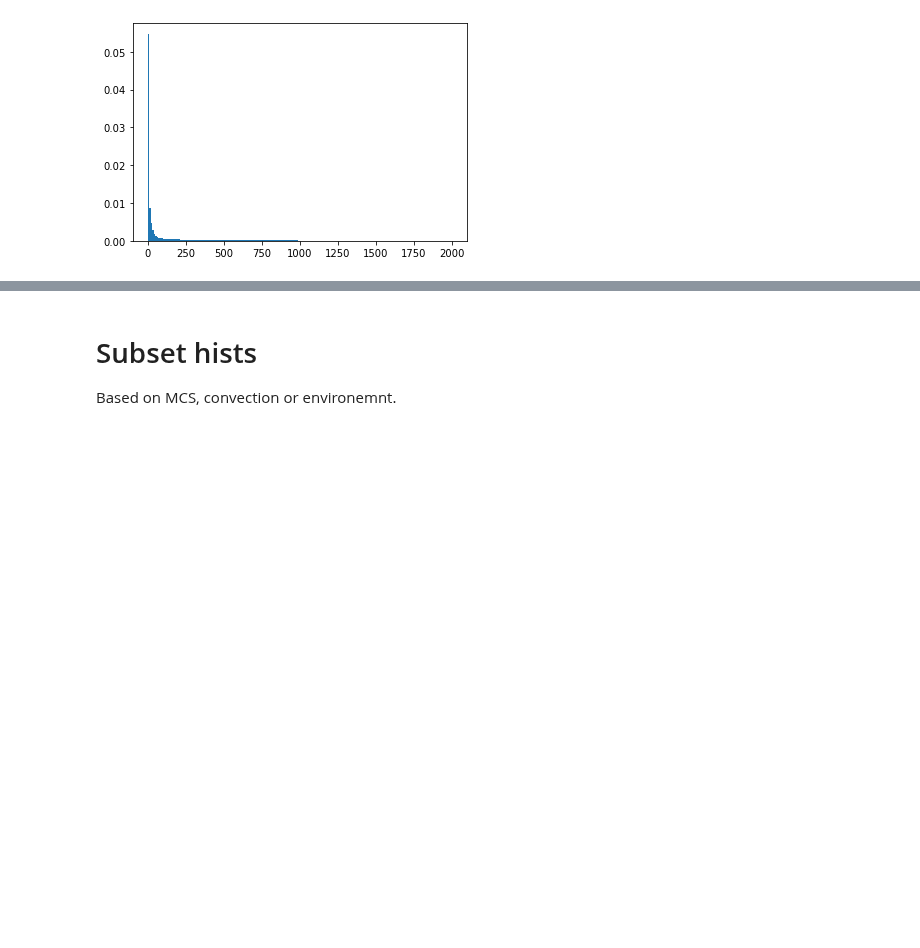
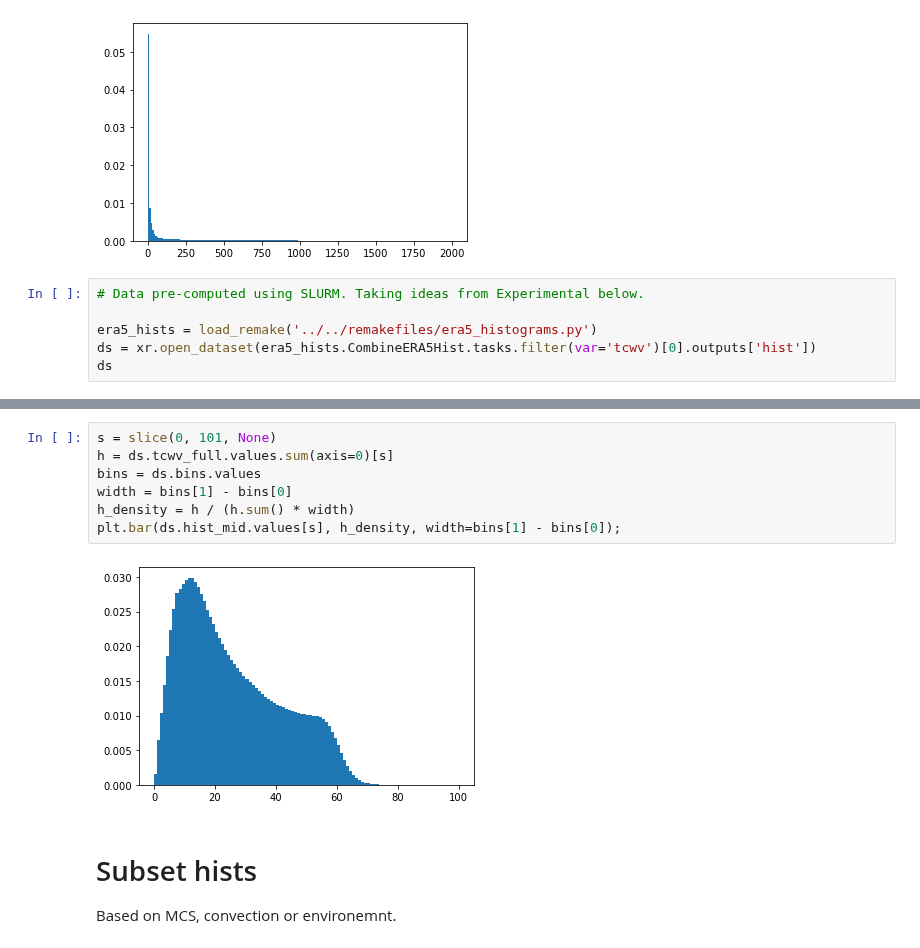
Before and after one commit to markmuetz/mcs_prime, a Jupyter notebook: ctrl/notebooks/dev/era5_hists.ipynb, the cells around one changed output, grey strips where cells are left out. Saved outputs shown, nothing was run; the diff lists cells and outputs as text; blank space fills up the shorter version.

Commit message:
Add in TCWV env analysis.

```diff
--- a/ctrl/notebooks/dev/era5_hists.ipynb
+++ b/ctrl/notebooks/dev/era5_hists.ipynb
@@ -33,3 +33,9 @@ h_density = h / (h.sum() * width)
 plt.bar(ds.hist_mid.values[s], h_density, width=bins[1] - bins[0]);
 # %% [output]
 [figure]
+# %%
+# Data pre-computed using SLURM. Taking ideas from Experimental below.
+
+era5_hists = load_remake('../../remakefiles/era5_histograms.py')
+ds = xr.open_dataset(era5_hists.CombineERA5Hist.tasks.filter(var='tcwv')[0].outputs['hist'])
+ds
@@ -36,3 +53,12 @@ plt.bar(ds.hist_mid.values[s], h_density, width=bins[1] - bins[0]);
+# %%
+s = slice(0, 101, None)
+h = ds.tcwv_full.values.sum(axis=0)[s]
+bins = ds.bins.values
+width = bins[1] - bins[0]
+h_density = h / (h.sum() * width)
+plt.bar(ds.hist_mid.values[s], h_density, width=bins[1] - bins[0]);
+# %% [output]
+[figure, added]
 # %% [markdown]
 # Subset hists
 
```
Also changed, not shown: parts of 6 cells of this notebook, 1 other file.
